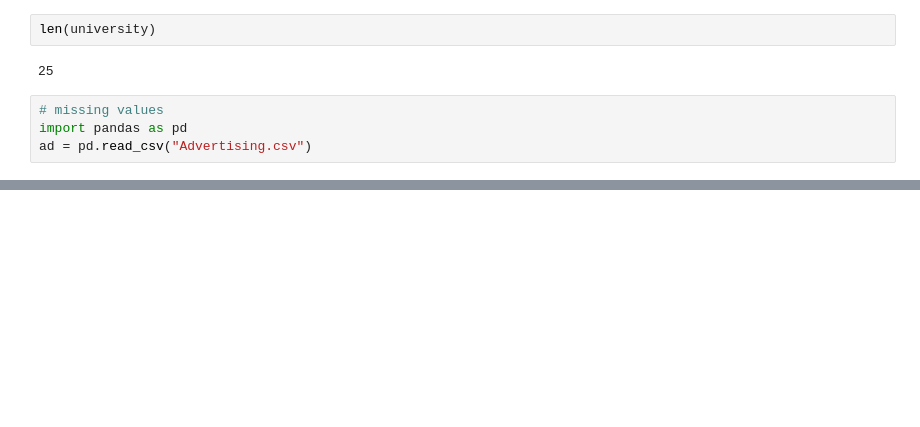
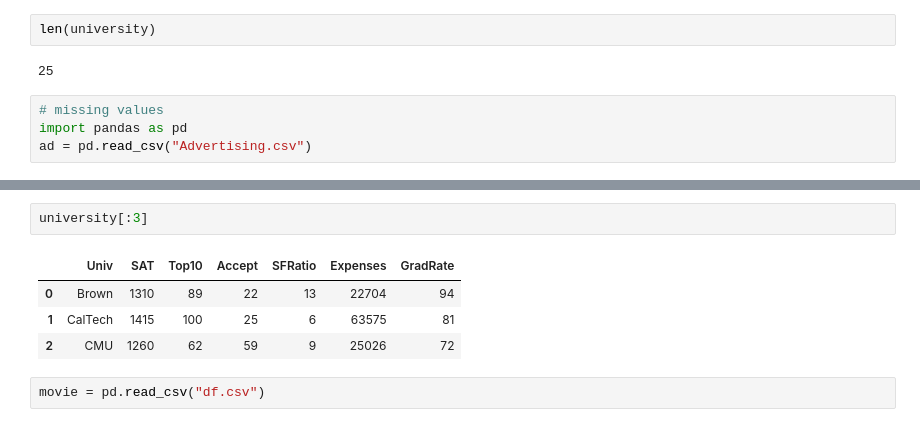
Before and after one commit to Thillaikkarasan208/Basic-scripts-Python-mini, a Jupyter notebook: module1 & 2.ipynb, the cells around one changed output, grey strips where cells are left out. Drawn from its saved outputs; the diff is of its cells as text; blank space fills up the shorter version.

```diff
--- a/module1 & 2.ipynb
+++ b/module1 & 2.ipynb
@@ -2382,0 +2409,9 @@ table2[  table2['customer_id'].isin(table1['cutomer_id']) ]
+# %%
+university[:3]
+# %% [output]
+|  | Univ | SAT | Top10 | Accept | SFRatio | Expenses | GradRate |
+| 0 | Brown | 1310 | 89 | 22 | 13 | 22704 | 94 |
+| 1 | CalTech | 1415 | 100 | 25 | 6 | 63575 | 81 |
+| 2 | CMU | 1260 | 62 | 59 | 9 | 25026 | 72 |
+# %%
+movie = pd.read_csv("df.csv")
```
Also changed, not shown: parts of 167 cells of this notebook.
